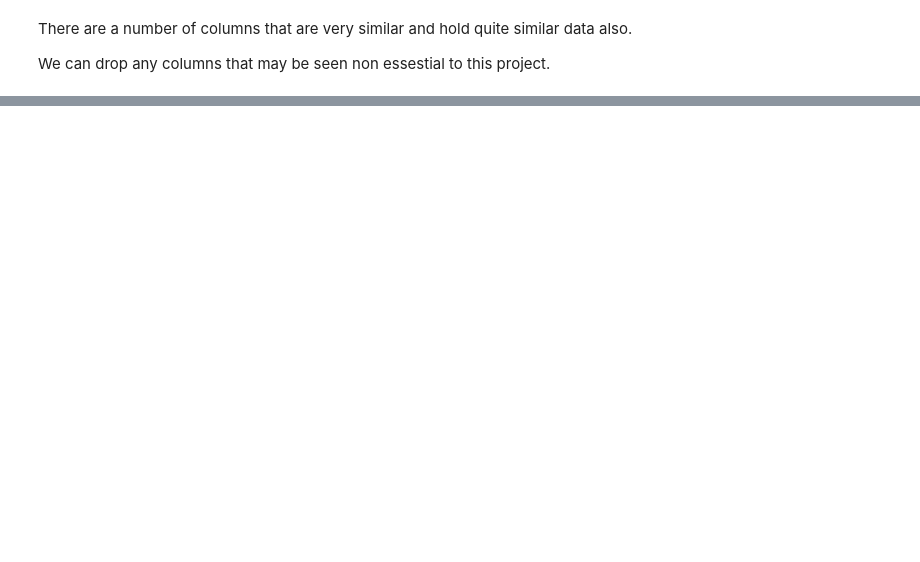
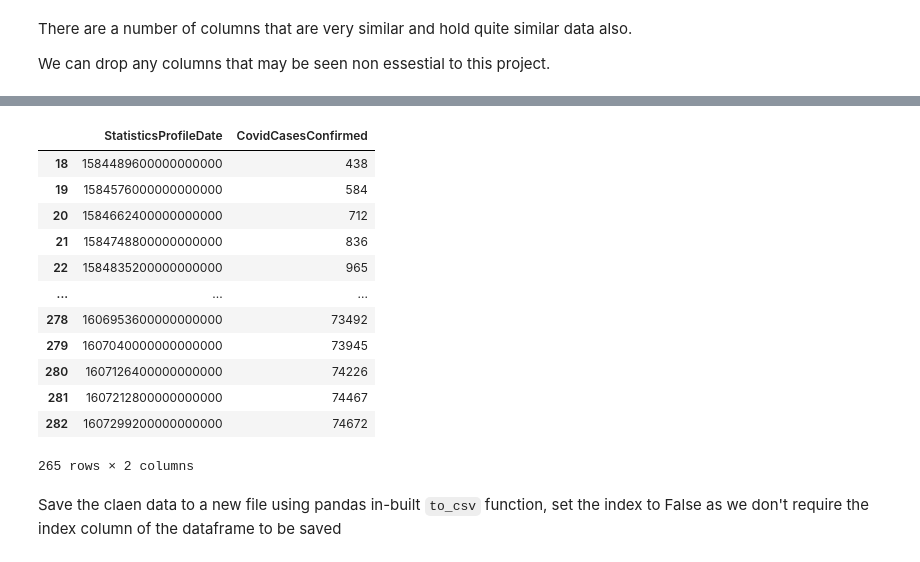
Before and after one commit to bhoy-troy/Plotly-Flask, a Jupyter notebook: notebooks/covid1.ipynb, the cells around one changed output, grey strips where cells are left out. Saved outputs shown, nothing was run; the diff lists cells and outputs as text; code cells hidden in the pictures; blank space fills up the shorter version.

```diff
--- a/notebooks/covid1.ipynb
+++ b/notebooks/covid1.ipynb
@@ -205,0 +280,19 @@ df.drop(['columnheading1', 'columnheading2'], axis=1, inplace=True)
+# %%
+df2 = df[["StatisticsProfileDate", "CovidCasesConfirmed"]]
+df2
+# %% [output]
+|  | StatisticsProfileDate | CovidCasesConfirmed |
+| 18 | 1584489600000000000 | 438 |
+| 19 | 1584576000000000000 | 584 |
+| 20 | 1584662400000000000 | 712 |
+| 21 | 1584748800000000000 | 836 |
+| 22 | 1584835200000000000 | 965 |
+| ... | ... | ... |
+| 278 | 1606953600000000000 | 73492 |
+| 279 | 1607040000000000000 | 73945 |
+| 280 | 1607126400000000000 | 74226 |
+| 281 | 1607212800000000000 | 74467 |
+| 282 | 1607299200000000000 | 74672 |
+265 rows × 2 columns
+# %% [markdown]
+Save the claen data to a new file using pandas in-built `to_csv` function, set the index to False as we don't require the index column of the dataframe to be saved
```
Also changed, not shown: parts of 42 cells of this notebook, 3 other files.
